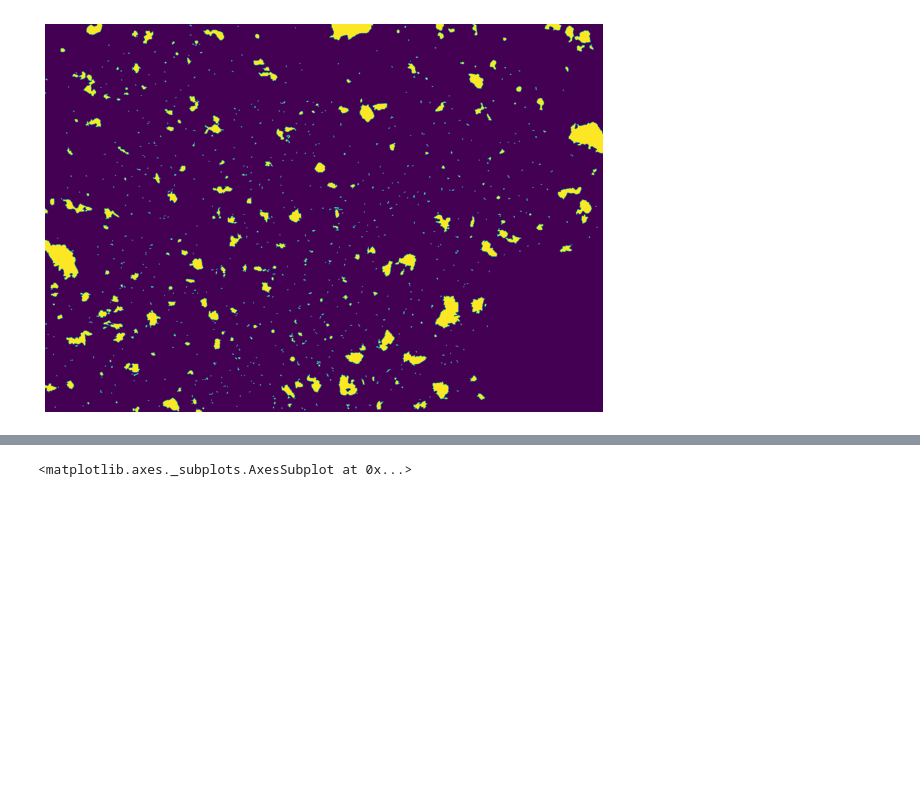
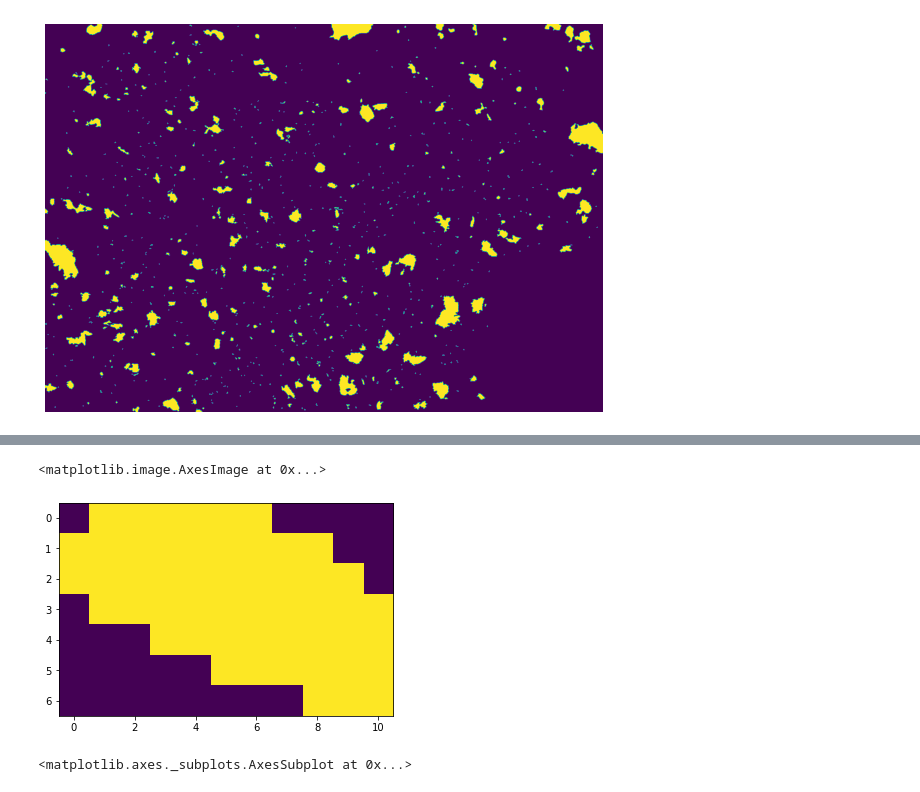
Before and after one commit to kozz84/Image-analysis, a Jupyter notebook: Image_analysis_2.ipynb, the cells around one changed output, grey strips where cells are left out. Saved outputs shown, nothing was run; the diff lists cells and outputs as text; code cells hidden in the pictures; blank space fills up the shorter version.

```diff
--- a/Image_analysis_2.ipynb
+++ b/Image_analysis_2.ipynb
@@ -213,9 +213,12 @@ def label_img():
                                        'minor_axis_length',
                                        'bbox', 'perimeter',
                                        'feret_diameter_max',
-                                       'image'
+                                       'image',
+                                       'convex_image',
+                                       'mean_intensity'
                                        ])
     props = pd.DataFrame(props)
+    print(props.columns)
     props['img'] = [img]*len(props)
     for i in range(len(props)):
         props.loc[i,'img'] = [img[int(props['bbox-0'][i]):int(props['bbox-2'][i]),
@@ -226,7 +229,9 @@ def label_img():
                                     'bbox-1',
                                     'bbox-2',
                                     'bbox-3',
-                                    'img'])
+                                    'img',
+                                 #   'mean_intensity'
+                                    ])
 
     data_nm[data_nm.columns[0:2]].apply(lambda x:x*pixelsize)
     data_nm[data_nm.columns[0:6]].apply(lambda x:x*pixelsize)
@@ -341,3 +371,8 @@ img2_label, img2_label_overlay, data_nm = label_img()
+# %%
+plt.imshow(data_nm['convex_image'][0])
+# %% [output]
+<matplotlib.image.AxesImage at 0x...>
+[figure, added]
 # %%
 data_nm['equivalent_diameter'].hist()
 # %% [output]
```
Also changed, not shown: parts of 4 cells of this notebook.
